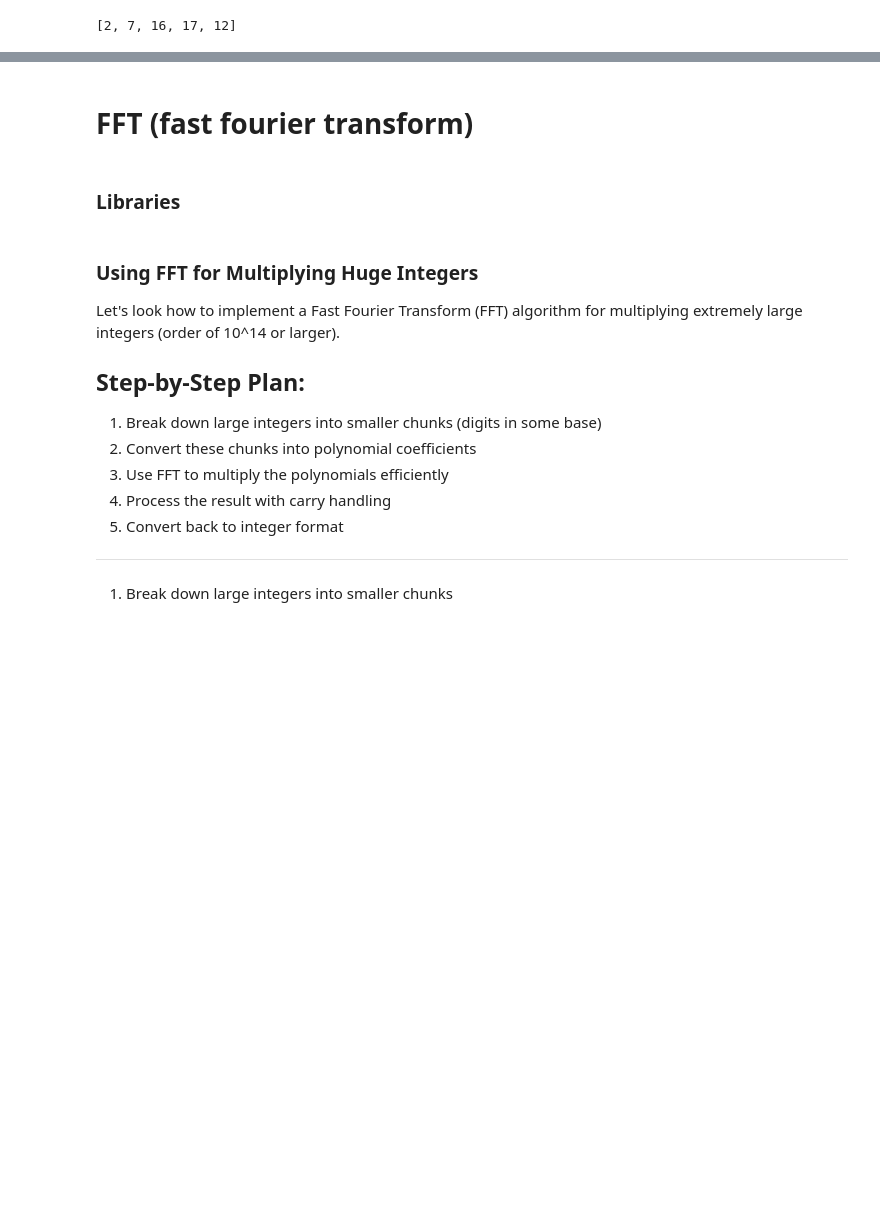
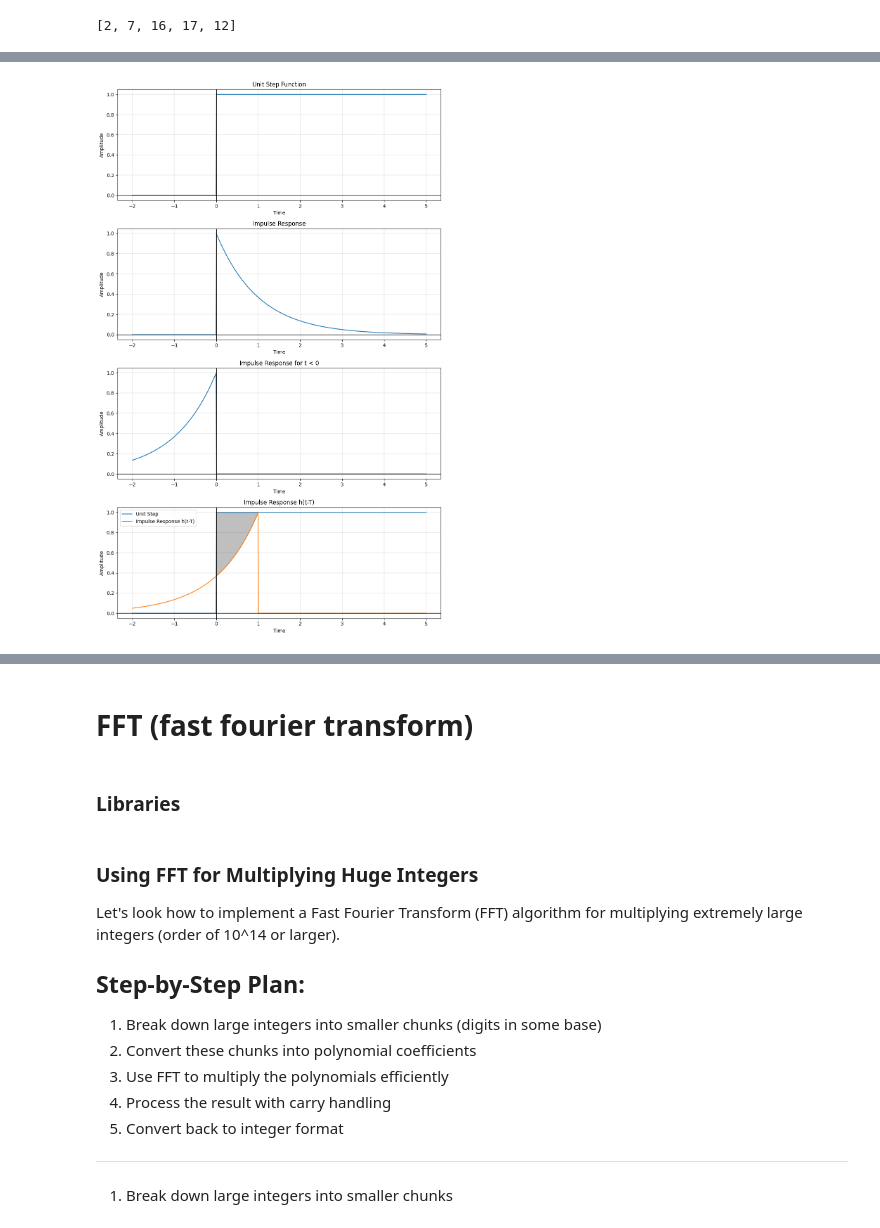
Before and after one commit to Oshadha345/Signals_and_Systems, a Jupyter notebook: Notebook/Signals.ipynb, the cells around one changed output, grey strips where cells are left out. Drawn from its saved outputs; the diff is of its cells as text; code cells hidden in the pictures; blank space fills up the shorter version.

```diff
--- a/Notebook/Signals.ipynb
+++ b/Notebook/Signals.ipynb
@@ -594,0 +715,58 @@ print(array)
+# %%
+t = np.linspace(-2,5,1000)
+x = np.heaviside(t,1)
+h = np.exp(-t)*np.heaviside(t,1)
+
+# Impulse response for t < 0
+h_t_minus = np.exp(t)*np.heaviside(-t,1)
+T = 1
+h_T = np.exp(t-T)*np.heaviside(-t+T,1)
+
+plt.figure(figsize=(10, 16))
+
+#plot two
+plt.subplot(4,1,1)
+plt.plot(t,x)
+plt.title("Unit Step Function")
+plt.xlabel("Time")
+plt.ylabel("Amplitude")
+plt.grid(color='black', linestyle='-', linewidth=0.1)
+plt.axhline(y=0, color='black', linewidth=1)
+plt.axvline(x=0, color='black', linewidth=1)
+
+plt.subplot(4,1,2)
+plt.plot(t,h)
+plt.title("Impulse Response")
+plt.xlabel("Time")
+plt.ylabel("Amplitude")
+plt.grid(color='black', linestyle='-', linewidth=0.1)
+plt.axhline(y=0, color='black', linewidth=1)
+plt.axvline(x=0, color='black', linewidth=1)
+
+plt.subplot(4,1,3)
+plt.plot(t,h_t_minus)
+plt.title("Impulse Response for t < 0")
+plt.xlabel("Time")
+plt.ylabel("Amplitude")
+plt.grid(color='black', linestyle='-', linewidth=0.1)
+plt.axhline(y=0, color='black', linewidth=1)
+plt.axvline(x=0, color='black', linewidth=1)
+
+plt.subplot(4,1,4)
+plt.plot(t,x)
+plt.plot(t,h_T)
+##color the intersection area
+plt.fill_between(t, x, h_T, where=(h_T*x > 0), color='gray', alpha=0.5)
+plt.legend(['Unit Step', 'Impulse Response h(t-T)'])
+plt.title("Impulse Response h(t-T)")
+plt.xlabel("Time")
+plt.ylabel("Amplitude")
+plt.grid(color='black', linestyle='-', linewidth=0.1)
+plt.axhline(y=0, color='black', linewidth=1)
+plt.axvline(x=0, color='black', linewidth=1)
+
+
+plt.tight_layout()
+plt.show()
+# %% [output]
+[figure, added]
```
Also changed, not shown: parts of 8 cells of this notebook, 2 other files.
